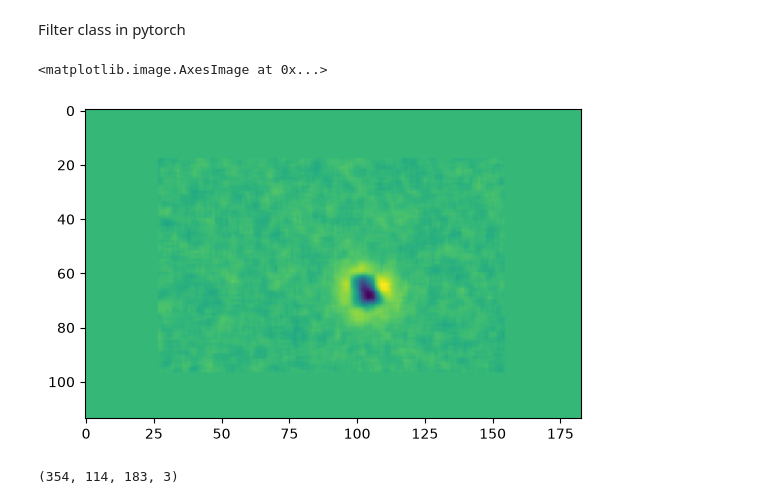
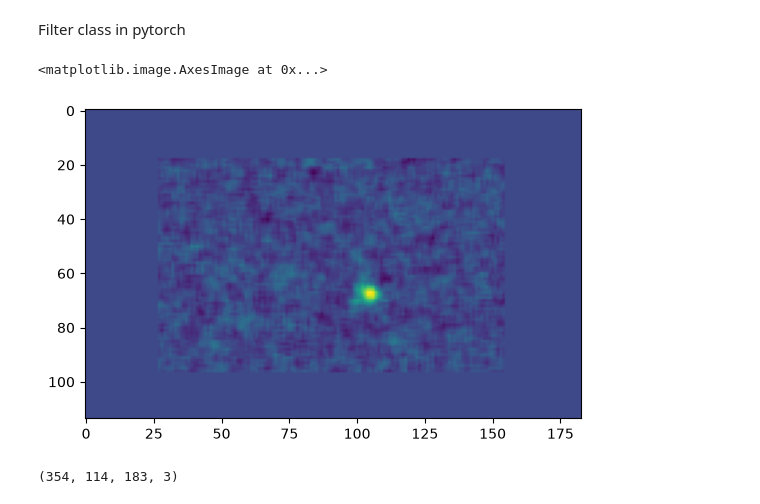
Before and after one commit to DRezeanu/retinanalysis, a Jupyter notebook: demos/5_doves_regen_sta_conv.ipynb, the cells around one changed output. Saved outputs shown, nothing was run; the diff lists cells and outputs as text; code cells hidden in the pictures.

Commit message:
corrected STA orientation

```diff
--- a/demos/5_doves_regen_sta_conv.ipynb
+++ b/demos/5_doves_regen_sta_conv.ipynb
@@ -225,7 +227,10 @@ def organize_stas(d_stas: dict[str: dict[int: np.ndarray]], t_ds: int=1):
     ls = []
     for d in d_stas.values():
         for sta in d.values():
-            ls.append(sta[::t_ds])
+            sta = sta[::t_ds]
+            # Flip in time as later filtering expects that orientation
+            sta = np.copy(sta[::-1])
+            ls.append(sta)
 
     stas = np.stack(ls)
     print(f'Stacked STAs in {stas.shape}')
@@ -288,10 +293,10 @@ device = torch.device('cuda' if torch.cuda.is_available() else 'cpu')
 f = SpatiotemporalFilters(stas, 1, device)
 # %%
 # Example frame
-plt.imshow(stas[0,-2,:,:,0])
+plt.imshow(stas[0,2,:,:,0])
 # %% [output]
 <matplotlib.image.AxesImage at 0x...>
-[figure, old version]
+[figure, new version]
 # %%
 # First epoch, which is all we regenerated
 epoch_idx = 0
```
Also changed, not shown: parts of 2 cells of this notebook.
